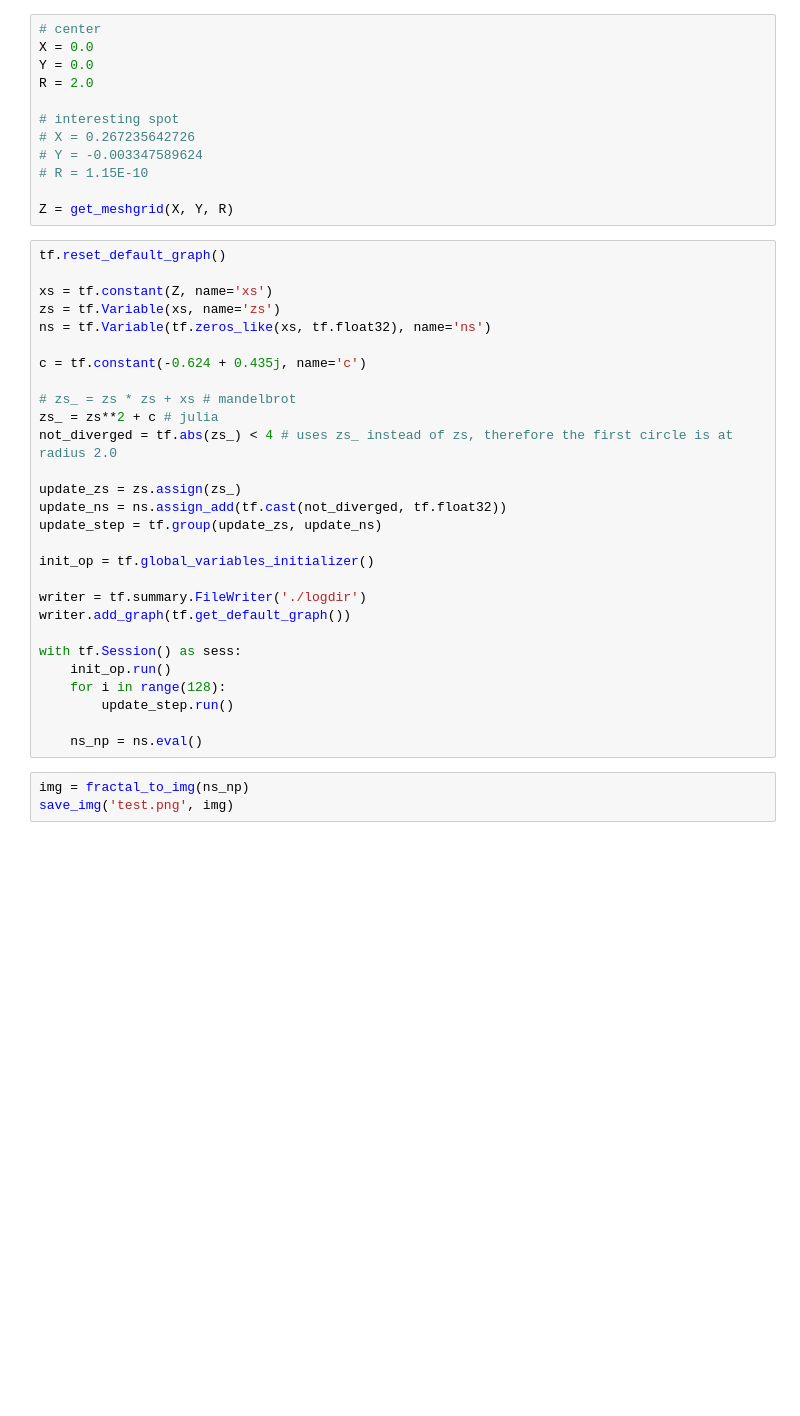
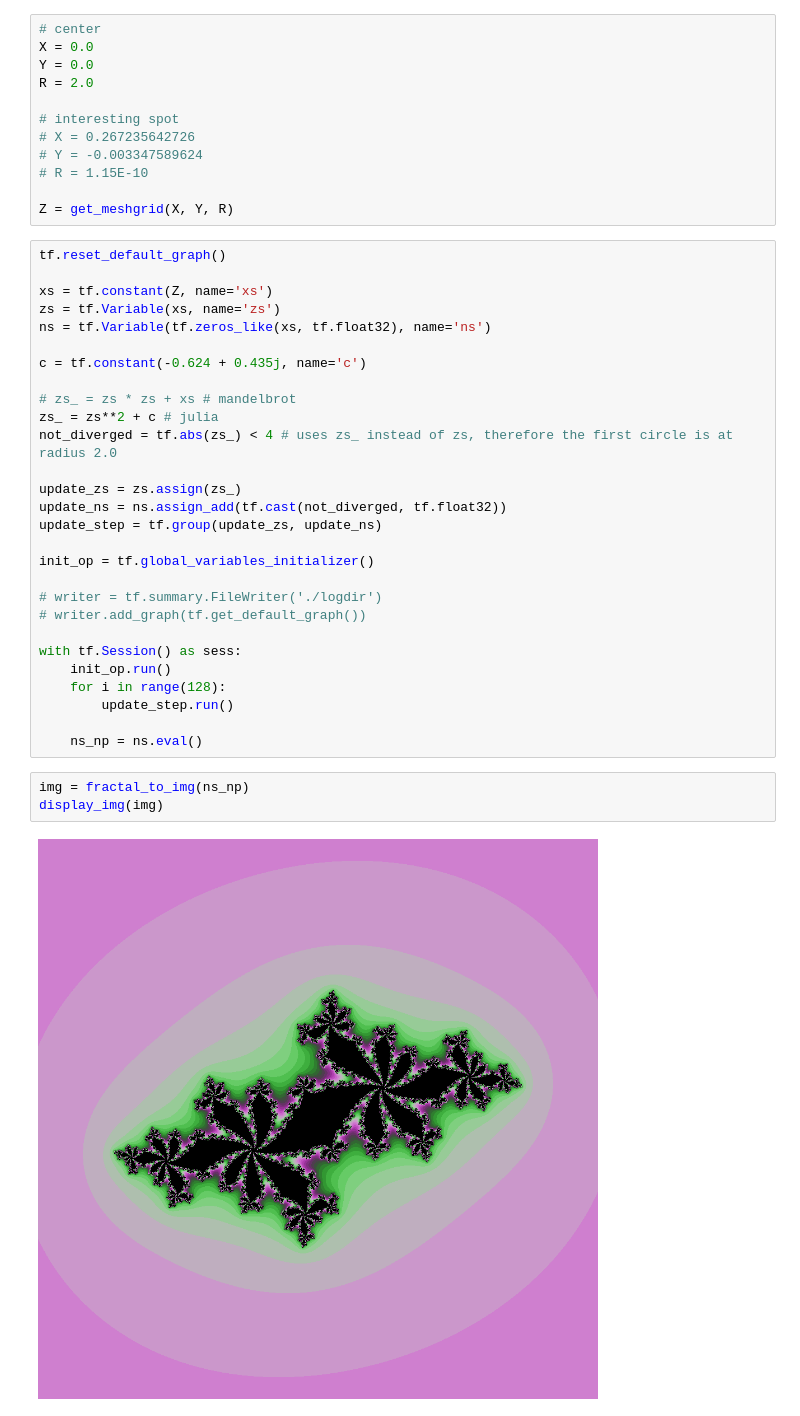
Before and after one commit to KellerJordan/Mandelbrot-Viewer-Tensorflow, a Jupyter notebook: mandelbrot.ipynb, the cells around one changed output. Saved outputs shown, nothing was run; the diff lists cells and outputs as text; blank space fills up the shorter version.

```diff
--- a/mandelbrot.ipynb
+++ b/mandelbrot.ipynb
@@ -47,8 +45,8 @@ update_step = tf.group(update_zs, update_ns)
 
 init_op = tf.global_variables_initializer()
 
-writer = tf.summary.FileWriter('./logdir')
-writer.add_graph(tf.get_default_graph())
+# writer = tf.summary.FileWriter('./logdir')
+# writer.add_graph(tf.get_default_graph())
 
 with tf.Session() as sess:
     init_op.run()
@@ -58,4 +56,6 @@ with tf.Session() as sess:
     ns_np = ns.eval()
 # %%
 img = fractal_to_img(ns_np)
-save_img('test.png', img)
+display_img(img)
+# %% [output]
+[figure, added]
```
Also changed, not shown: parts of 1 cell of this notebook, 3 other files.
